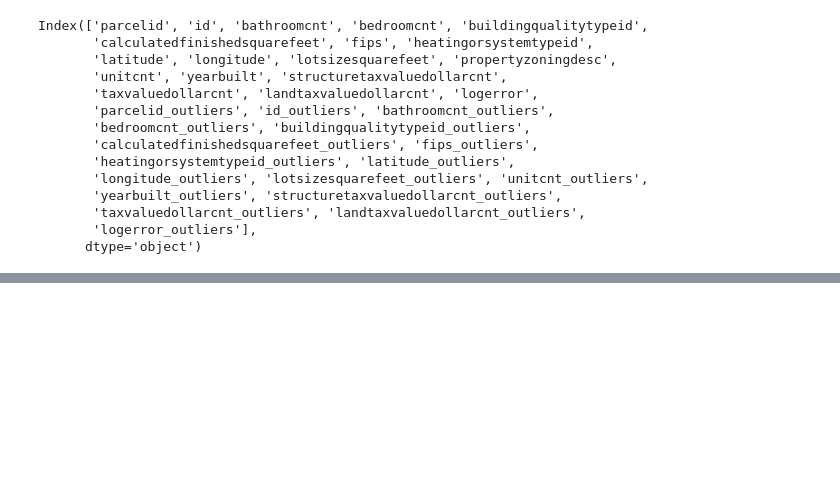
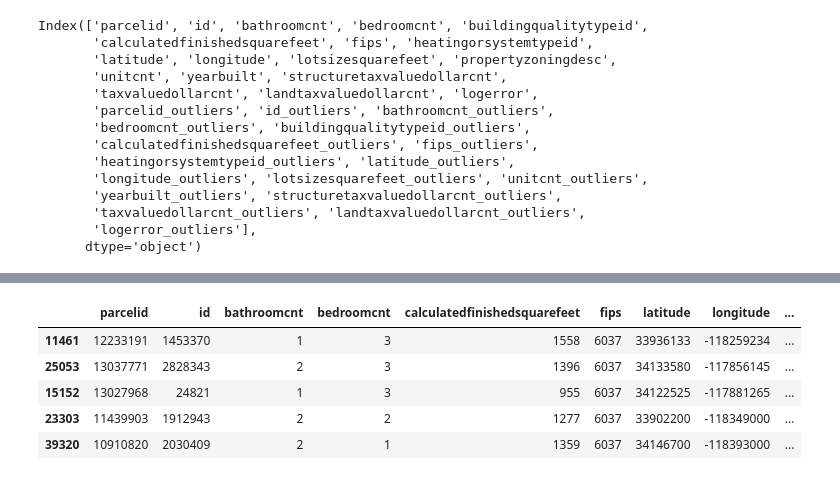
Before and after one commit to Osdorn-Typewriter-Repair/osdorn_project, a Jupyter notebook: osdorn_project_sean.ipynb, the cells around one changed output, grey strips where cells are left out. Cells and saved outputs as stored; diff of their text form; code cells hidden in the pictures; blank space fills up the shorter version.

```diff
--- a/osdorn_project_sean.ipynb
+++ b/osdorn_project_sean.ipynb
@@ -366,0 +369,3 @@ new_df
+# %%
+train, test = train_test_split(new_df, test_size=.30)
+train.info()
@@ -366,0 +393,21 @@ new_df
+# %%
+def one_hot_encode(train, test, col_name):
+
+    encoded_values = sorted(list(train[col_name].unique()))
+
+    train_array = np.array(train[col_name]).reshape(len(train[col_name]),1)
+    test_array = np.array(test[col_name]).reshape(len(test[col_name]),1)
+
+    ohe = OneHotEncoder(sparse=False, categories='auto')
+    train_ohe = ohe.fit_transform(train_array)
+    test_ohe = ohe.transform(test_array)
+
+    train_encoded = pd.DataFrame(data=train_ohe,
+                            columns=encoded_values, index=train.index)
+    train = train.join(train_encoded)
+
+    test_encoded = pd.DataFrame(data=test_ohe,
+                            columns=encoded_values, index=test.index)
+    test = test.join(test_encoded)
+
+    return train, test
@@ -366,0 +419,9 @@ new_df
+# %%
+train.head()
+# %% [output]
+|  | parcelid | id | bathroomcnt | bedroomcnt | calculatedfinishedsquarefeet | fips | latitude | longitude | ... |
+| 11461 | 12233191 | 1453370 | 1 | 3 | 1558 | 6037 | 33936133 | -118259234 | ... |
+| 25053 | 13037771 | 2828343 | 2 | 3 | 1396 | 6037 | 34133580 | -117856145 | ... |
+| 15152 | 13027968 | 24821 | 1 | 3 | 955 | 6037 | 34122525 | -117881265 | ... |
+| 23303 | 11439903 | 1912943 | 2 | 2 | 1277 | 6037 | 33902200 | -118349000 | ... |
+| 39320 | 10910820 | 2030409 | 2 | 1 | 1359 | 6037 | 34146700 | -118393000 | ... |
```
Also changed, not shown: parts of 16 cells of this notebook, 1 other file.
